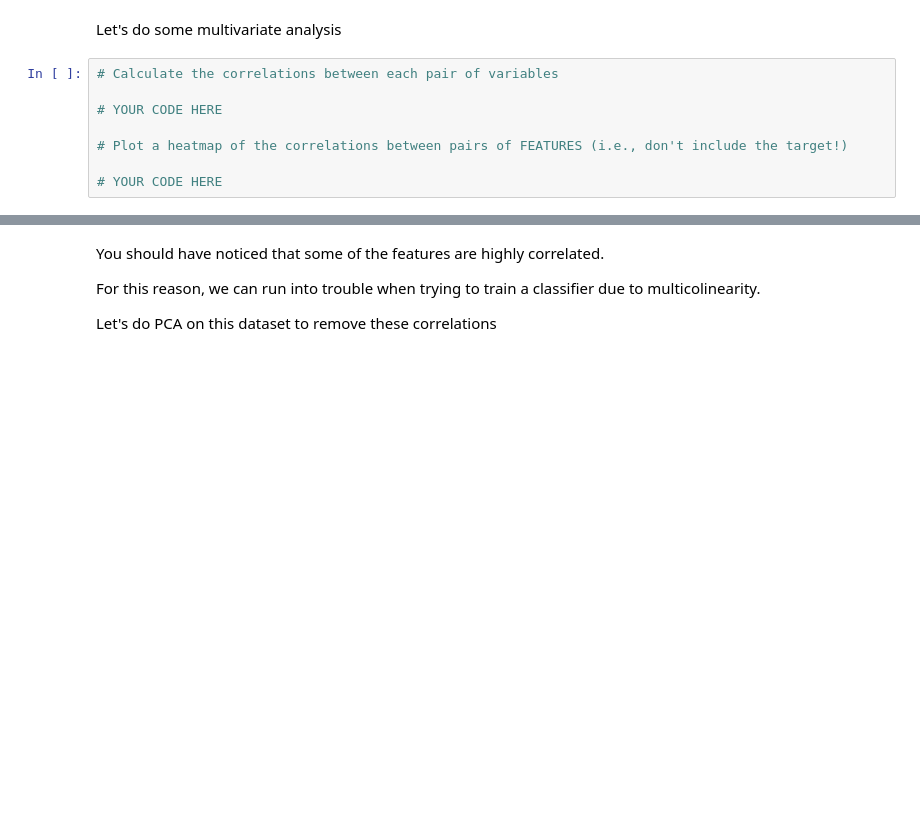
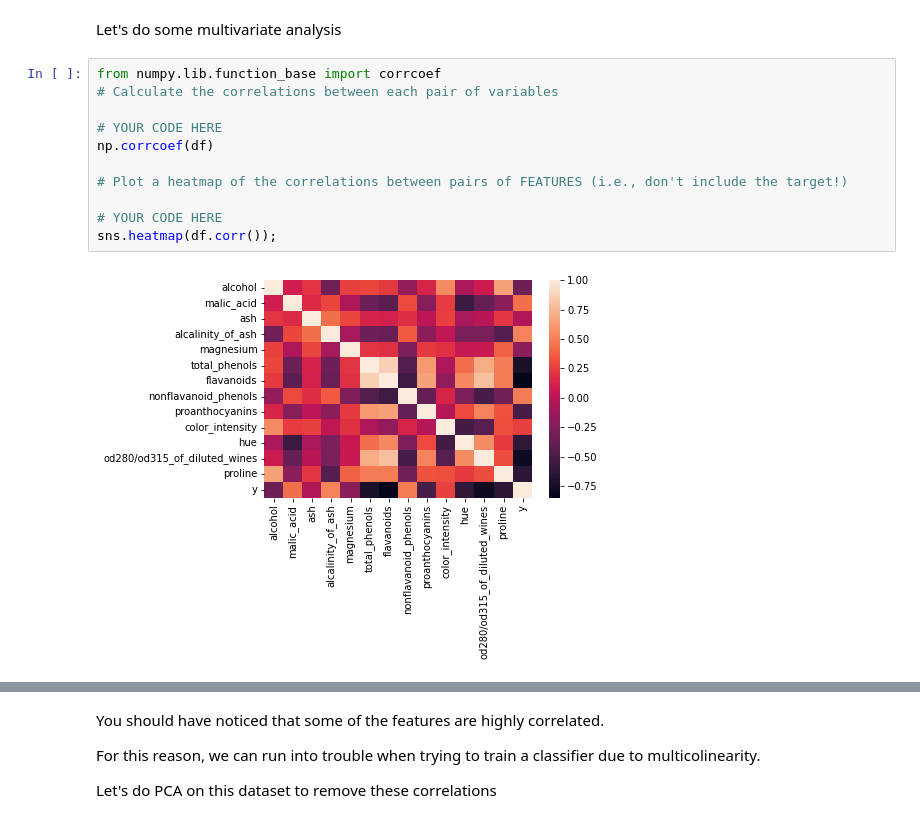
Before and after one commit to cyberanalyst268/Data-Science-and-Decision-Making, a Jupyter notebook: exploration/lab_exploration.ipynb, the cells around one changed output, grey strips where cells are left out. Drawn from its saved outputs; the diff is of its cells as text; blank space fills up the shorter version.

```diff
--- a/exploration/lab_exploration.ipynb
+++ b/exploration/lab_exploration.ipynb
@@ -76,11 +100,16 @@ df.iloc[:, :-1].describe()
 # %% [markdown]
 Let's do some multivariate analysis
 # %%
+from numpy.lib.function_base import corrcoef
 # Calculate the correlations between each pair of variables
 
 # YOUR CODE HERE
+np.corrcoef(df)
 
 # Plot a heatmap of the correlations between pairs of FEATURES (i.e., don't include the target!)
 
 # YOUR CODE HERE
+sns.heatmap(df.corr());
+# %% [output]
+[figure, added]
 # %%
```
Also changed, not shown: parts of 4 cells of this notebook.
